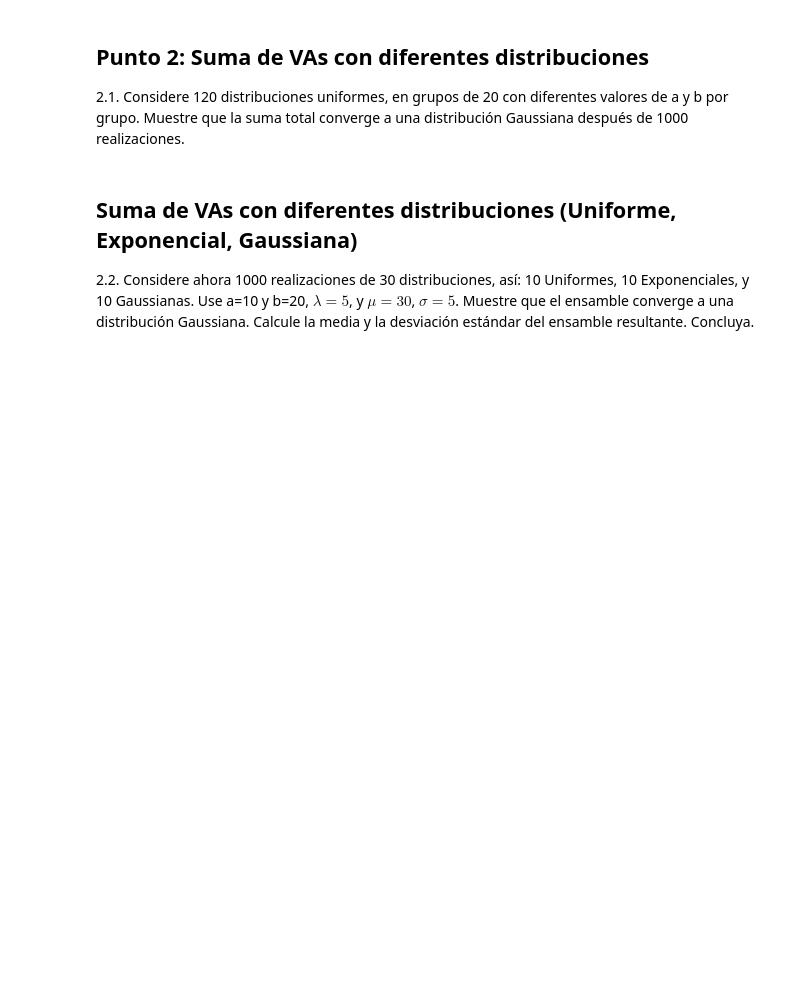
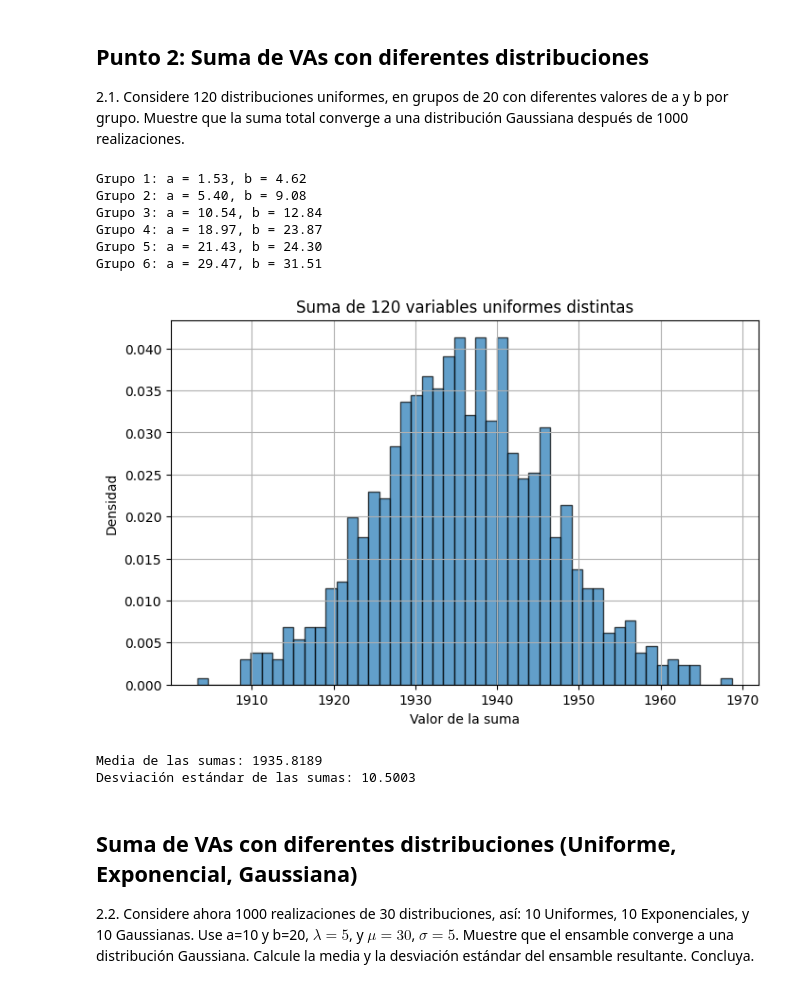
Before and after one commit to jbcgames/Lab_3_senales, a Jupyter notebook: Lab3_VA_PA_Estudiante.ipynb, the cells around one changed output. Saved outputs shown, nothing was run; the diff lists cells and outputs as text; code cells hidden in the pictures; blank space fills up the shorter version.

```diff
--- a/Lab3_VA_PA_Estudiante.ipynb
+++ b/Lab3_VA_PA_Estudiante.ipynb
@@ -27,6 +169,53 @@ Compare el resultado con VAs uniformes vs. VA exponenciales y concluya.
 ## Punto 2: Suma de VAs con diferentes distribuciones
 
 2.1. Considere 120 distribuciones uniformes, en grupos de 20 con diferentes valores de a y b por grupo. Muestre que la suma total converge a una distribución Gaussiana después de 1000 realizaciones.
+# %%
+def ejercicio2_1(samples, grupos, distribuciones_por_grupo):
+
+    total_distribuciones = grupos * distribuciones_por_grupo
+    sumas = np.zeros(samples)
+
+    # Recorremos los grupos
+    for g in range(grupos):
+        # Para cada grupo, definimos un rango diferente de a y b
+        a = np.random.uniform(0, 5) + g * 5   # Ejemplo: grupos en rangos [0-5], [5-10], [10-15], ...
+        b = a + np.random.uniform(2, 5)        # b siempre un poco mayor que a (2 a 5 unidades más)
+
+        print(f"Grupo {g+1}: a = {a:.2f}, b = {b:.2f}")
+
+        # Generamos distribuciones para este grupo
+        uniformes = np.random.uniform(a, b, (samples, distribuciones_por_grupo))
+
+        # Sumamos al total
+        sumas += np.sum(uniformes, axis=1)
+
+    # Histograma
+    plt.figure(figsize=(8,5))
+    plt.hist(sumas, bins=50, density=True, edgecolor='black', alpha=0.7)
+    plt.title('Suma de 120 variables uniformes distintas')
+    plt.xlabel('Valor de la suma')
+    plt.ylabel('Densidad')
+    plt.grid(True)
+    plt.show()
+
+    # Estadísticas
+    print(f"Media de las sumas: {np.mean(sumas):.4f}")
+    print(f"Desviación estándar de las sumas: {np.std(sumas):.4f}")
+
+samples=1000
+grupos=6
+distribuciones_por_grupo=20
+ejercicio2_1(samples, grupos, distribuciones_por_grupo)
+# %% [output]
+Grupo 1: a = 1.53, b = 4.62
+Grupo 2: a = 5.40, b = 9.08
+Grupo 3: a = 10.54, b = 12.84
+Grupo 4: a = 18.97, b = 23.87
+Grupo 5: a = 21.43, b = 24.30
+Grupo 6: a = 29.47, b = 31.51
+[figure, added]
+Media de las sumas: 1935.8189
+Desviación estándar de las sumas: 10.5003
 # %% [markdown]
 ## Suma de VAs con diferentes distribuciones (Uniforme, Exponencial, Gaussiana)
 
```
Also changed, not shown: parts of 4 cells of this notebook.
